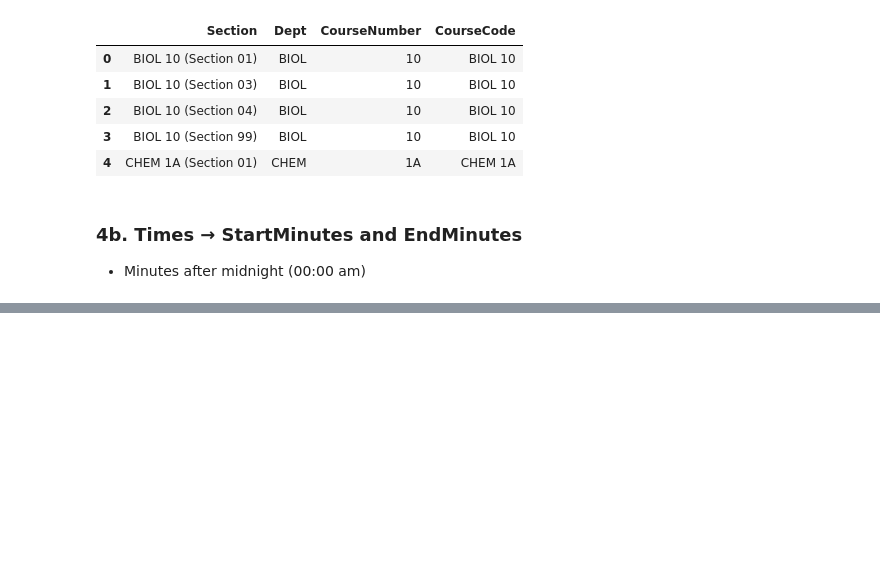
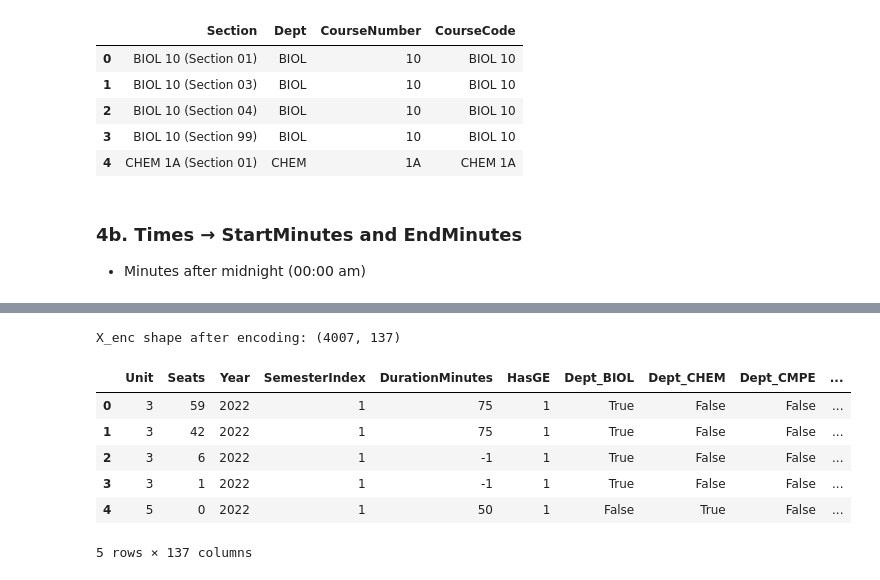
Before and after one commit to 7HE-LUCKY-FISH/major_map, a Jupyter notebook: notebooks/Major_Map_Hoang_Nguyen.ipynb, the cells around one changed output, grey strips where cells are left out. Saved outputs shown, nothing was run; the diff lists cells and outputs as text; code cells hidden in the pictures; blank space fills up the shorter version.

```diff
--- a/notebooks/Major_Map_Hoang_Nguyen.ipynb
+++ b/notebooks/Major_Map_Hoang_Nguyen.ipynb
@@ -558,0 +867,14 @@ ValueError: time data "08:45" doesn't match format "%I:%M%p", at position 0. You
+# %%
+X_enc = pd.get_dummies(X, columns=cat_cols, drop_first=False)
+
+print("X_enc shape after encoding:", X_enc.shape)
+X_enc.head()
+# %% [output]
+X_enc shape after encoding: (4007, 137)
+|  | Unit | Seats | Year | SemesterIndex | DurationMinutes | HasGE | Dept_BIOL | Dept_CHEM | Dept_CMPE | ... |
+| 0 | 3 | 59 | 2022 | 1 | 75 | 1 | True | False | False | ... |
+| 1 | 3 | 42 | 2022 | 1 | 75 | 1 | True | False | False | ... |
+| 2 | 3 | 6 | 2022 | 1 | -1 | 1 | True | False | False | ... |
+| 3 | 3 | 1 | 2022 | 1 | -1 | 1 | True | False | False | ... |
+| 4 | 5 | 0 | 2022 | 1 | 50 | 1 | False | True | False | ... |
+5 rows × 137 columns
```
Also changed, not shown: parts of 37 cells of this notebook.
